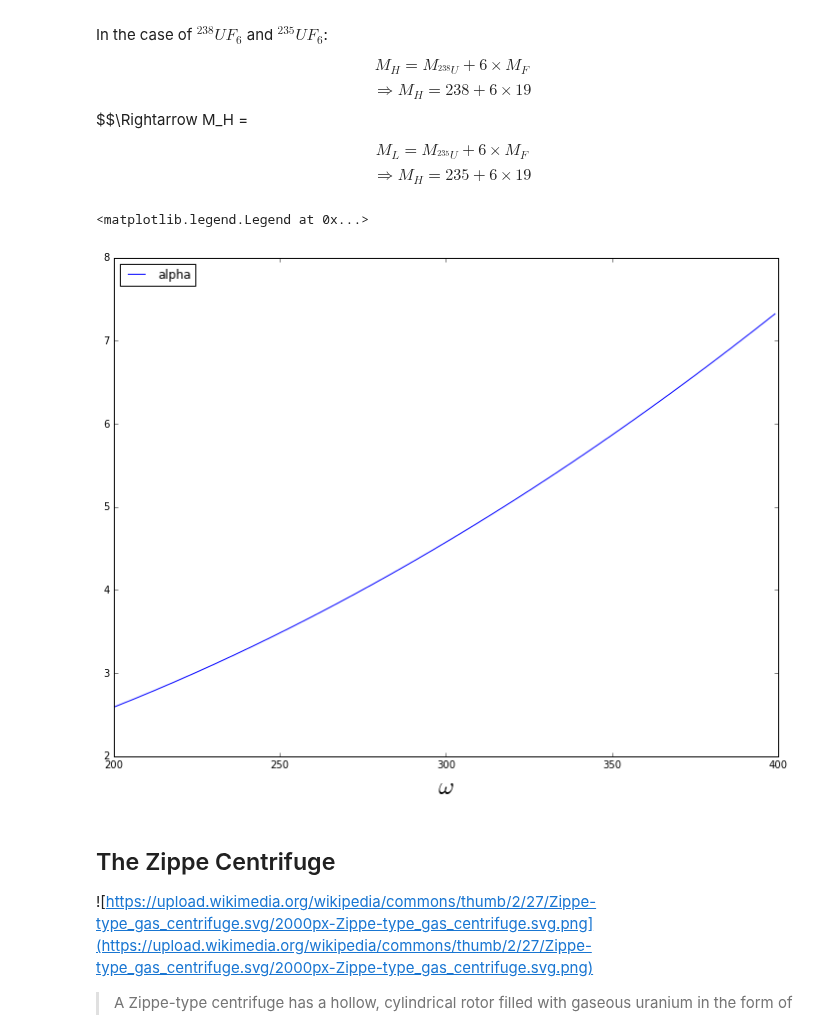
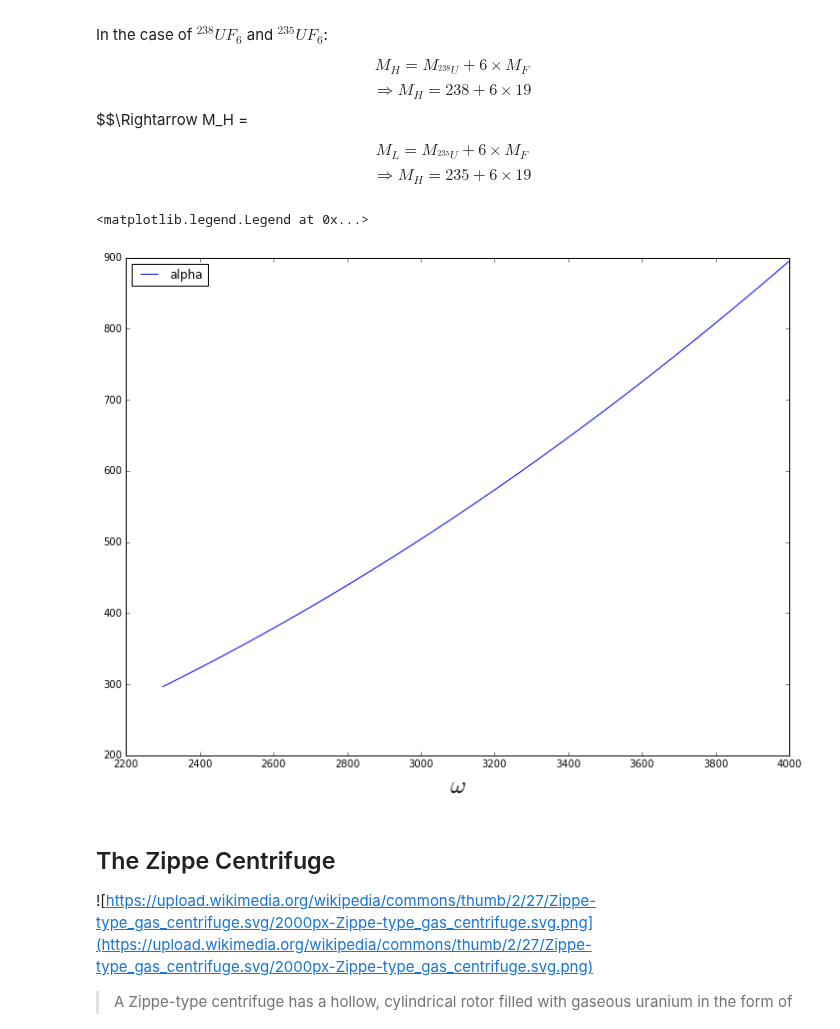
Before and after one commit to katyhuff/npre412, a Jupyter notebook: enrichment/enrichment.ipynb, the cells around one changed output. Cells and saved outputs as stored; diff of their text form; code cells hidden in the pictures.

```diff
--- a/enrichment/enrichment.ipynb
+++ b/enrichment/enrichment.ipynb
@@ -394,37 +396,37 @@ def alpha(m_h, m_l, omega, a, t):
     return 1 + ((m_h-m_l)*(omega**2)*(a**2))/(2*sc.R*t)
 
 def sep_cap(l, m_h, m_l, omega, a, t):
     """
     :param l: length of the bowl [m]
     :param omega: angular speed of rotating bowls (rad/s)
     :param a: inside radius of rotor [m?]
     :param m_h: molecular weight of \[^{238}U^{19}F_6\]
     :param m_l: molecular weight of \[^{235}U^{19}F_6\]
     :param r: R, molar gas constant
     :param t: temperature in Kelvin
     """
     return math.exp((l*(m_h-m_l)**2*(omega*a)**4))/(t**2)
 
 
 m_h = (238 + 6*19)
 m_l = (235 + 6*19)
 a = 0.3048
-t = f_to_k(300)
-l = 4
-omega = np.arange(200., 400.)
+t = 300
+#l = 4
+omega = np.arange(2300., 4000.)
 
 alpha_plot = [alpha(m_h, m_l, o, a, t) for o in omega]
 #plt.plot(alpha_plot, label=r'$\alpha$ (separation factor)')
 
 #sep_cap_plot = [sep_cap(l, m_h, m_l, o, a, t) for o in omega]
 
 plt.plot(omega, alpha_plot, label="alpha")
 #plt.plot(sep_cap_plot, label="sep cap")
 plt.xlabel(r'$\omega$', fontsize=24)
 plt.legend(loc=2)
 # %% [output]
 <matplotlib.legend.Legend at 0x...>
-[figure, old version]
+[figure, new version]
 # %% [markdown]
 ## The Zippe Centrifuge
 
```
Also changed, not shown: parts of 3 cells of this notebook.
